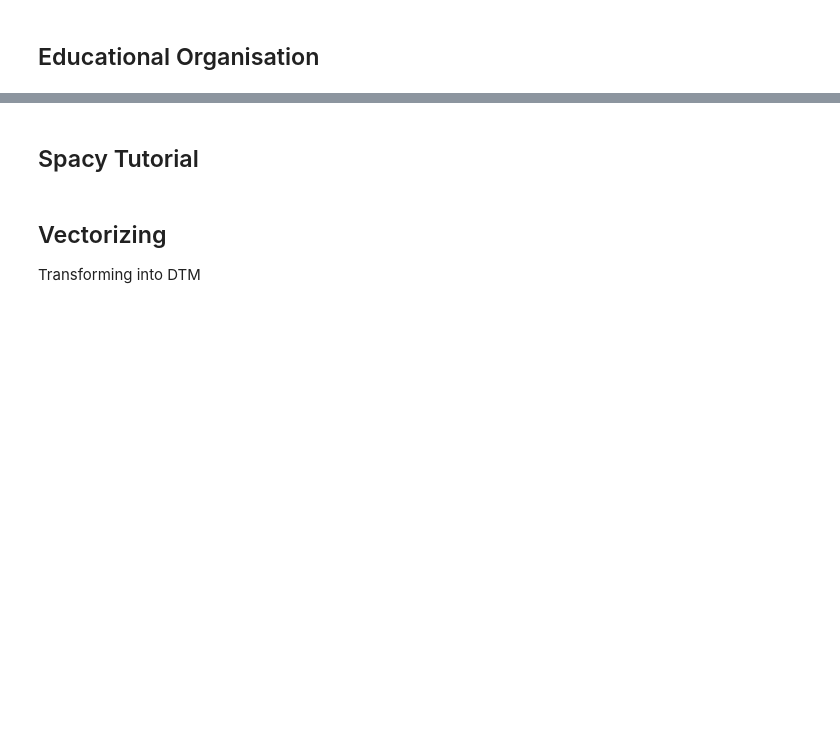
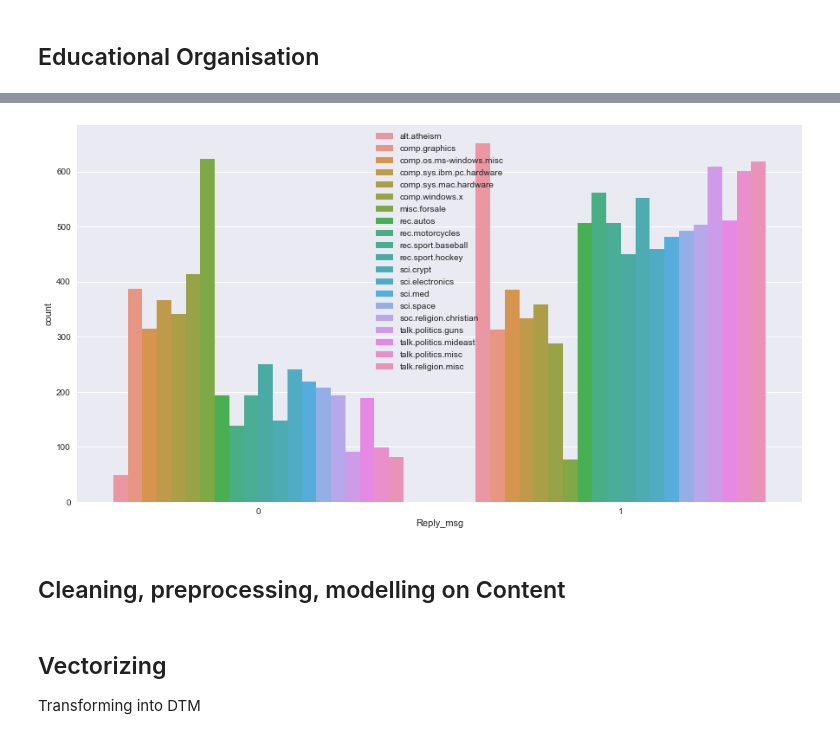
Before and after one commit to Chialijuan/20Newsgrp-Analysis, a Jupyter notebook: 20 Newsgroups YY.ipynb, the cells around one changed output, grey strips where cells are left out. Cells and saved outputs as stored; diff of their text form; code cells hidden in the pictures; blank space fills up the shorter version.

```diff
--- a/20 Newsgroups YY.ipynb
+++ b/20 Newsgroups YY.ipynb
@@ -69,12 +71,9 @@ print len(y_test)
 13997
 6000
 # %%
-y_train = pd.DataFrame(y_train, columns = ['y_train'])
-print 'Counts for each category \n%s.' % y_train.y_train.value_counts()
+print 'Counts for each category \n%s.' % pd.DataFrame(y_train, columns = ['y_train']).y_train.value_counts()
 
-y_test = pd.DataFrame(y_test, columns = ['y_test'])
-
-print 'Counts for each category \n%s.' % y_test.y_test.value_counts()
+print 'Counts for each category \n%s.' % pd.DataFrame(y_test, columns = ['y_test']).y_test.value_counts()
 # %% [output]
 Counts for each category
 comp.os.ms-windows.misc     700
@@ -287,5 +398,11 @@ train_x.groupby('Organization').count()['Content']
-# %% [markdown]
-## Spacy Tutorial
+# %%
+
+plt.figure(figsize=(15,8))
+ax = seaborn.countplot(x='Reply_msg', hue = y_train, data=train_x)
+# %% [output]
+[figure, added]
+# %% [markdown]
+## Cleaning, preprocessing, modelling on Content
 # %%
 nlp = spacy.load('en')
 # %%
```
Also changed, not shown: parts of 48 cells of this notebook.
